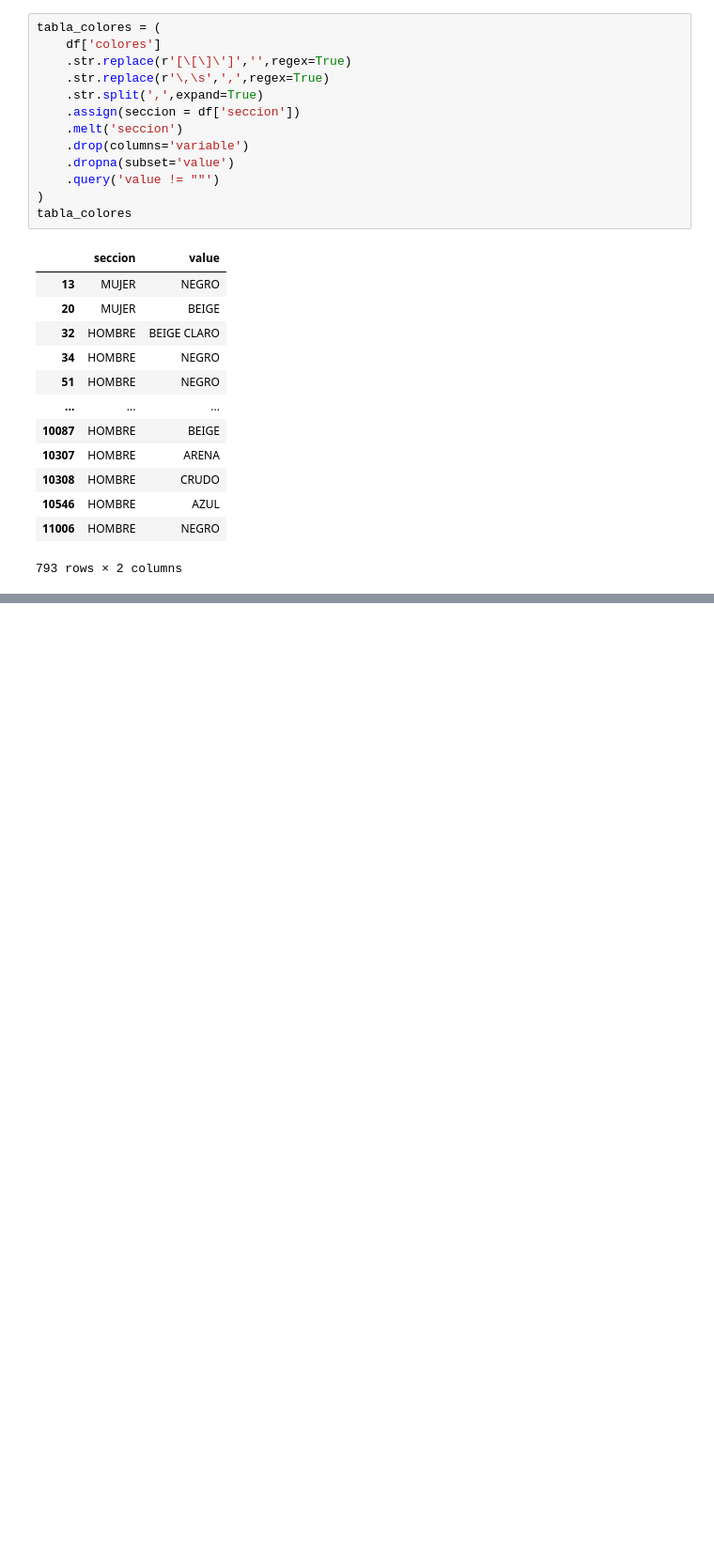
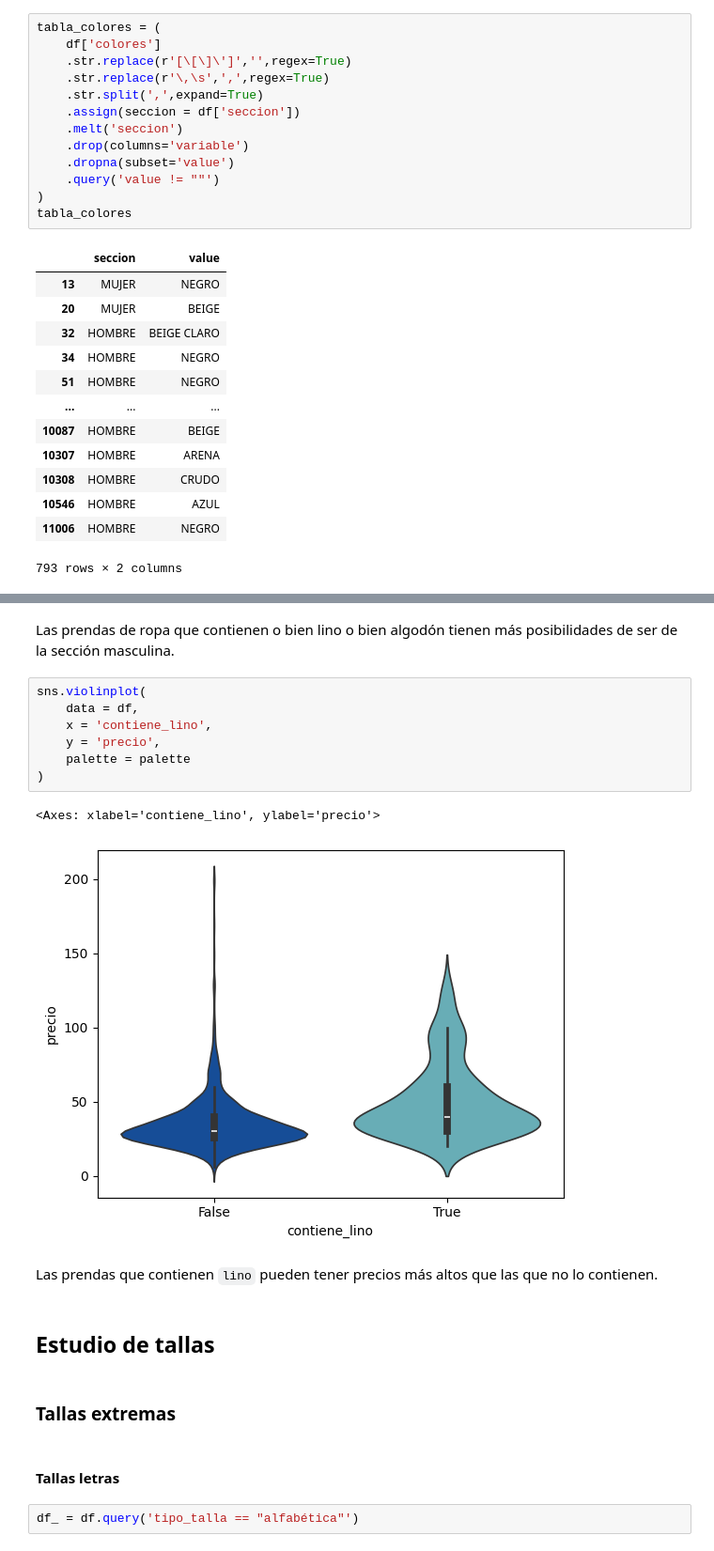
Before and after one commit to MiguelAMeloM/Miguel_DataAnalytics, a Jupyter notebook: analisis_ropa_ZARA/analisis.ipynb, the cells around one changed output, grey strips where cells are left out. Shown at 94% size. Drawn from its saved outputs; the diff is of its cells as text; blank space fills up the shorter version.

```diff
--- a/analisis_ropa_ZARA/analisis.ipynb
+++ b/analisis_ropa_ZARA/analisis.ipynb
@@ -224,0 +184,22 @@ B_N = (
+# %% [markdown]
+Las prendas de ropa que contienen o bien lino o bien algodón tienen más posibilidades de ser de la sección masculina.
+# %%
+sns.violinplot(
+    data = df,
+    x = 'contiene_lino',
+    y = 'precio',
+    palette = palette
+)
+# %% [output]
+<Axes: xlabel='contiene_lino', ylabel='precio'>
+[figure, added]
+# %% [markdown]
+Las prendas que contienen `lino` pueden tener precios más altos que las que no lo contienen.
+# %% [markdown]
+## Estudio de tallas
+# %% [markdown]
+### Tallas extremas
+# %% [markdown]
+#### Tallas letras
+# %%
+df_ = df.query('tipo_talla == "alfabética"')
```
Also changed, not shown: parts of 37 cells of this notebook.
